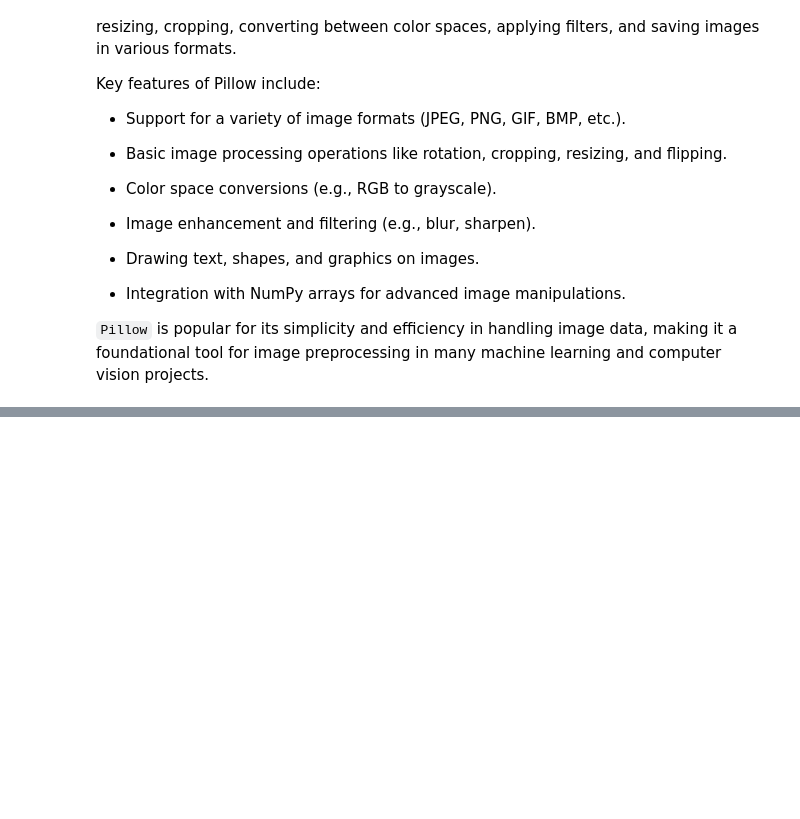
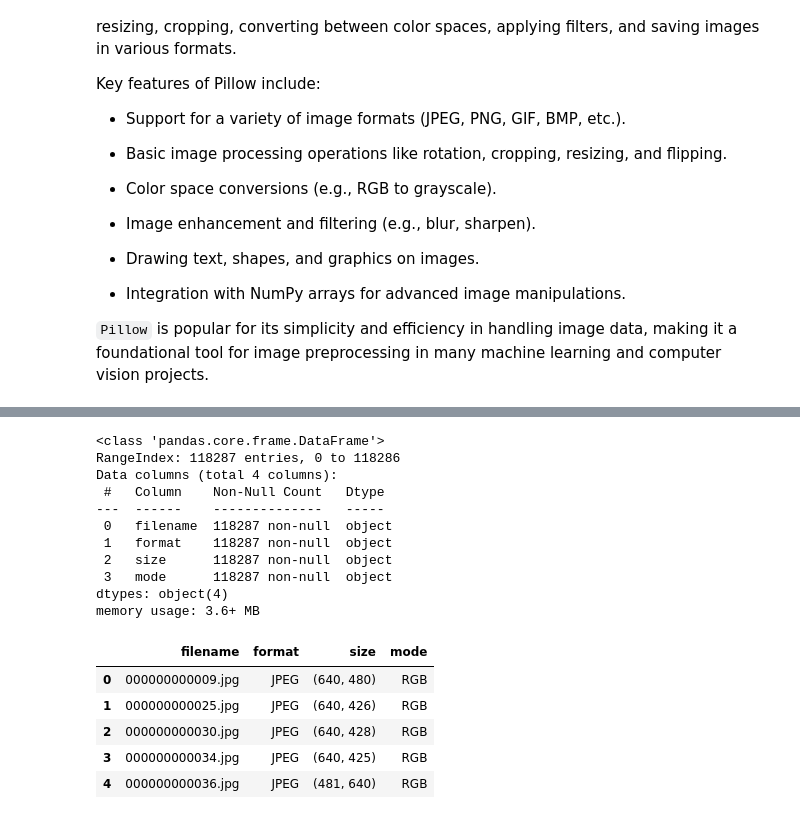
Before and after one commit to Infosys-intern-program-nov25-batch/ai_vision_extract, a Jupyter notebook: week_2/Day_1/data_loading.ipynb, the cells around one changed output, grey strips where cells are left out. Saved outputs shown, nothing was run; the diff lists cells and outputs as text; code cells hidden in the pictures; blank space fills up the shorter version.

```diff
--- a/week_2/Day_1/data_loading.ipynb
+++ b/week_2/Day_1/data_loading.ipynb
@@ -40,28 +45,47 @@ print("Mode:", image.mode)
 # %%
 from PIL import Image
 import os
 import pandas as pd
 
 # Directory where images are store
-image_dir = "path_to_copy"
+image_dir = r"C:\Users\Ravichandran\datasets\vision_extract\coco2017\train2017"
 
 # List to store metadata
 image_data = []
 
 # Iterate over images in directory
-for filename is os.listdir(image_dir):
+for filename in os.listdir(image_dir):
   if filename.endswith((".jpg", ".jpeg", ".png")):
     filepath = os.path.join(image_dir, filename)
     with Image.open(filepath) as img:
       image_data.append({
           "filename": filename,
           "format": img.format,
           "size": img.size,
           "mode":img.mode
       })
 
 # Create DataFrame
 df = pd.DataFrame(image_data)
 
 # Display the dataframe summary
 df.info()
+df.head()
+# %% [output]
+<class 'pandas.core.frame.DataFrame'>
+RangeIndex: 118287 entries, 0 to 118286
+Data columns (total 4 columns):
+ #   Column    Non-Null Count   Dtype
+---  ------    --------------   -----
+ 0   filename  118287 non-null  object
+ 1   format    118287 non-null  object
+ 2   size      118287 non-null  object
+ 3   mode      118287 non-null  object
+dtypes: object(4)
+memory usage: 3.6+ MB
+|  | filename | format | size | mode |
+| 0 | 000000000009.jpg | JPEG | (640, 480) | RGB |
+| 1 | 000000000025.jpg | JPEG | (640, 426) | RGB |
+| 2 | 000000000030.jpg | JPEG | (640, 428) | RGB |
+| 3 | 000000000034.jpg | JPEG | (640, 425) | RGB |
+| 4 | 000000000036.jpg | JPEG | (481, 640) | RGB |
```
Also changed, not shown: parts of 1 cell of this notebook.
